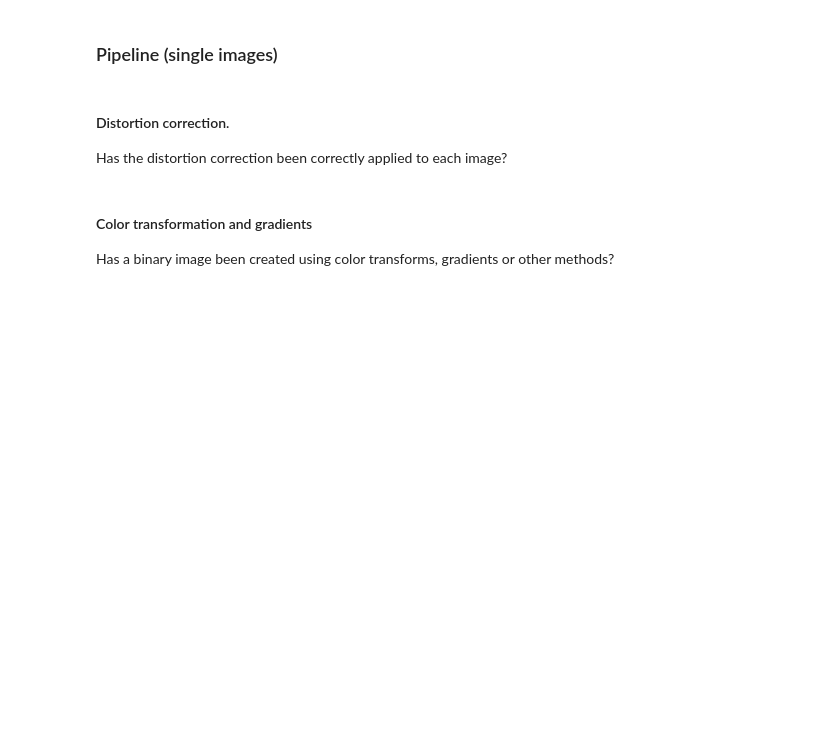
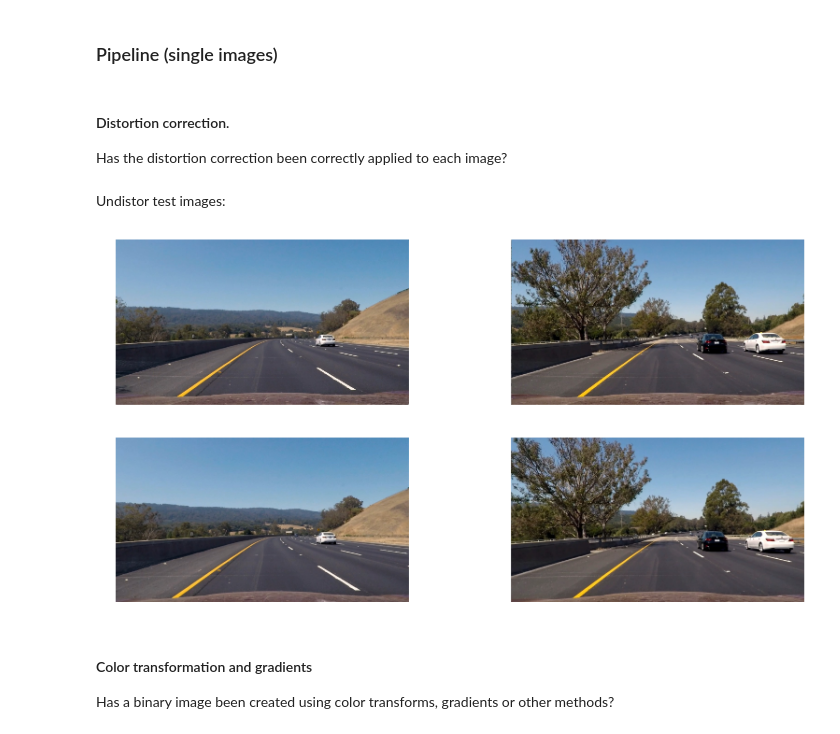
Before and after one commit to yhoazk/CarND-Advanced-Lane-Lines, a Jupyter notebook: Advanced_Lane_lines.ipynb, the cells around one changed output. Cells and saved outputs as stored; diff of their text form; code cells hidden in the pictures; blank space fills up the shorter version.

```diff
--- a/Advanced_Lane_lines.ipynb
+++ b/Advanced_Lane_lines.ipynb
@@ -125,13 +137,42 @@ IndexError: list index out of range
 # %% [markdown]
 Once we are satisfied with the coefficients, save them into a pickle file.
 # %%
-camera_undist = {"mtx": mtx, "dist":dist}
+camera_undist = {"mtx": mtx, "dist":dist, "rvecs":rvecs, "tvecs":tvecs}
 pickle.dump(camera_undist, open(CAMERA_UNDISTORT_FILE+CAMERA_PICKLE_NAME, "wb"))
 # %% [markdown]
 ### Pipeline (single images)
 # %% [markdown]
 #### Distortion correction.
 Has the distortion correction been correctly applied to each image?
+# %%
+# With the generated matrix apply the undistort operation for the test images
+
+def car_undistort(img):
+    try: mtx
+        # chek if the camera_undist is available
+    except:
+        camera_undist = pickle.load(open(CAMERA_UNDISTORT_FILE+CAMERA_PICKLE_NAME, "rb"))
+        mtx = camera_undist["mtx"]
+        dist = camera_undist["dist"]
+        rvecs = camera_undist["rvecs"]
+        tvecs = camera_undist["tvecs"]
+    finally:
+        return cv2.undistort(img, mtx, dist, None, mtx)
+# %% [markdown]
+Undistor test images:
+# %%
+test_images = glob("./test_images/test*.jpg")
+
+orig_img = [None] * len(test_images)
+undist_img = [None] * len(test_images)
+for n,test_img in enumerate(test_images):
+    img = plt.imread(test_img)
+    orig_img[n] = img
+    undist_img[n] = car_undistort(img)
+
+plot_imgArr([*orig_img[:2],*undist_img[:2] ])
+# %% [output]
+[figure, added]
 # %% [markdown]
 #### Color transformation and gradients
 Has a binary image been created using color transforms, gradients or other methods?
```
Also changed, not shown: parts of 5 cells of this notebook, 1 other file.
